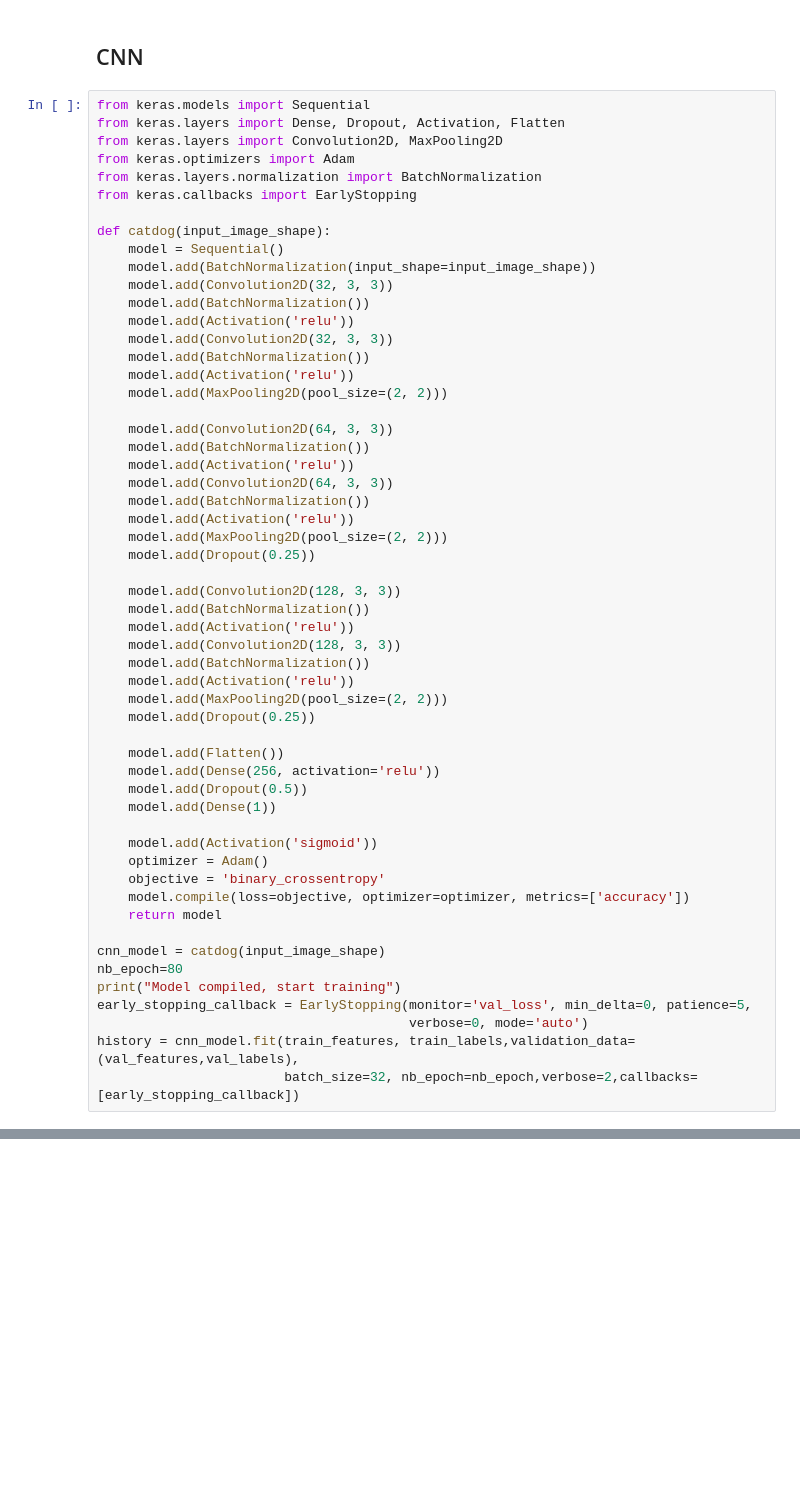
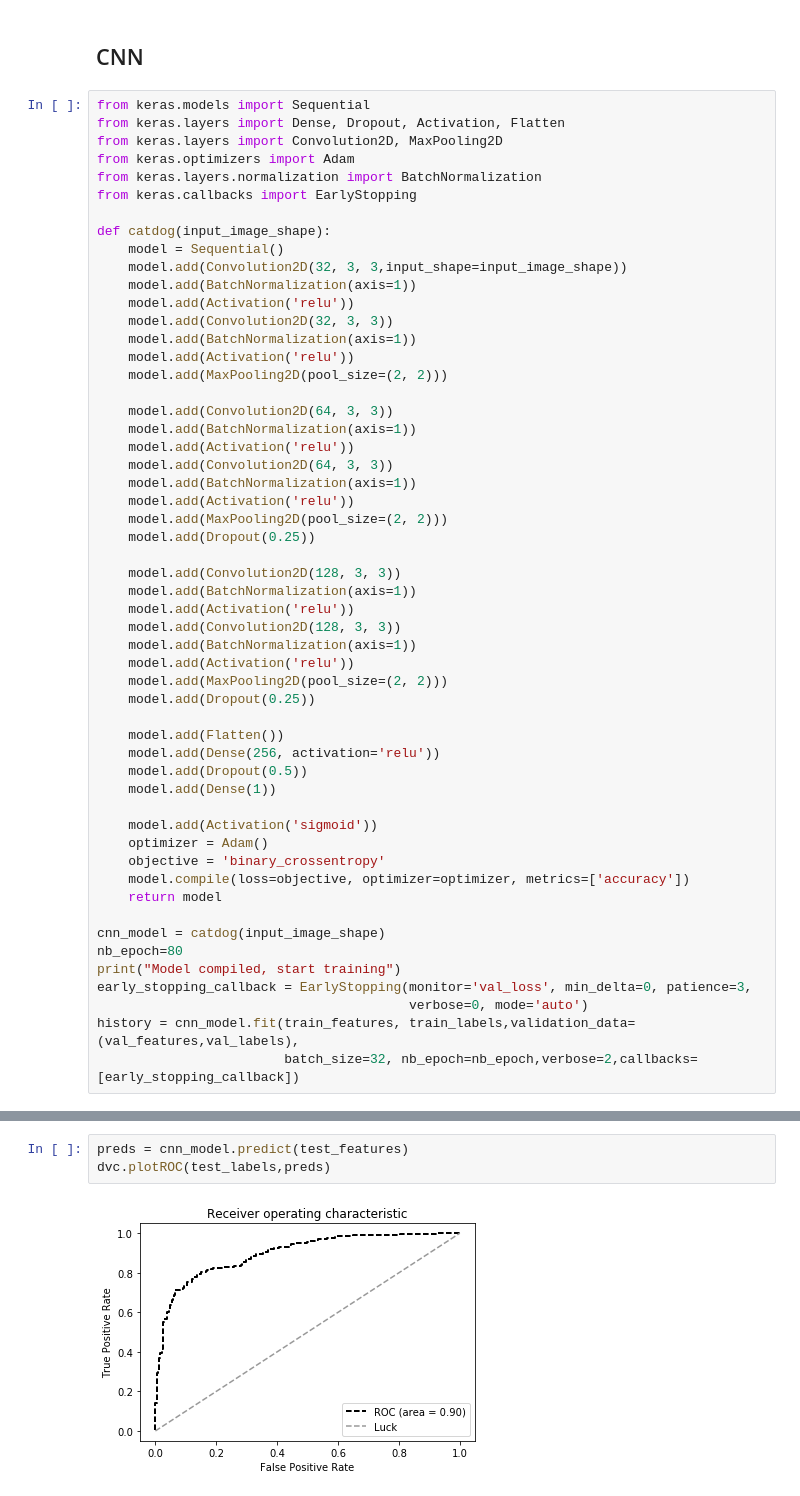
Before and after one commit to gonzmg88/cnn_basic_course, a Jupyter notebook: FC_and_CNN.ipynb, the cells around one changed output, grey strips where cells are left out. Cells and saved outputs as stored; diff of their text form; blank space fills up the shorter version.

```diff
--- a/FC_and_CNN.ipynb
+++ b/FC_and_CNN.ipynb
@@ -174,29 +151,28 @@ from keras.callbacks import EarlyStopping
 
 def catdog(input_image_shape):
     model = Sequential()
-    model.add(BatchNormalization(input_shape=input_image_shape))
-    model.add(Convolution2D(32, 3, 3))
-    model.add(BatchNormalization())
+    model.add(Convolution2D(32, 3, 3,input_shape=input_image_shape))
+    model.add(BatchNormalization(axis=1))
     model.add(Activation('relu'))
     model.add(Convolution2D(32, 3, 3))
-    model.add(BatchNormalization())
+    model.add(BatchNormalization(axis=1))
     model.add(Activation('relu'))
     model.add(MaxPooling2D(pool_size=(2, 2)))
 
     model.add(Convolution2D(64, 3, 3))
-    model.add(BatchNormalization())
+    model.add(BatchNormalization(axis=1))
     model.add(Activation('relu'))
     model.add(Convolution2D(64, 3, 3))
-    model.add(BatchNormalization())
+    model.add(BatchNormalization(axis=1))
     model.add(Activation('relu'))
     model.add(MaxPooling2D(pool_size=(2, 2)))
     model.add(Dropout(0.25))
 
     model.add(Convolution2D(128, 3, 3))
-    model.add(BatchNormalization())
+    model.add(BatchNormalization(axis=1))
     model.add(Activation('relu'))
     model.add(Convolution2D(128, 3, 3))
-    model.add(BatchNormalization())
+    model.add(BatchNormalization(axis=1))
     model.add(Activation('relu'))
     model.add(MaxPooling2D(pool_size=(2, 2)))
     model.add(Dropout(0.25))
@@ -215,7 +191,7 @@ def catdog(input_image_shape):
 cnn_model = catdog(input_image_shape)
 nb_epoch=80
 print("Model compiled, start training")
-early_stopping_callback = EarlyStopping(monitor='val_loss', min_delta=0, patience=5,
+early_stopping_callback = EarlyStopping(monitor='val_loss', min_delta=0, patience=3,
                                         verbose=0, mode='auto')
 history = cnn_model.fit(train_features, train_labels,validation_data=(val_features,val_labels),
                         batch_size=32, nb_epoch=nb_epoch,verbose=2,callbacks=[early_stopping_callback])
@@ -254,0 +244,5 @@ plt.legend()
+# %%
+preds = cnn_model.predict(test_features)
+dvc.plotROC(test_labels,preds)
+# %% [output]
+[figure, added]
```
Also changed, not shown: parts of 18 cells of this notebook, 2 other files.
